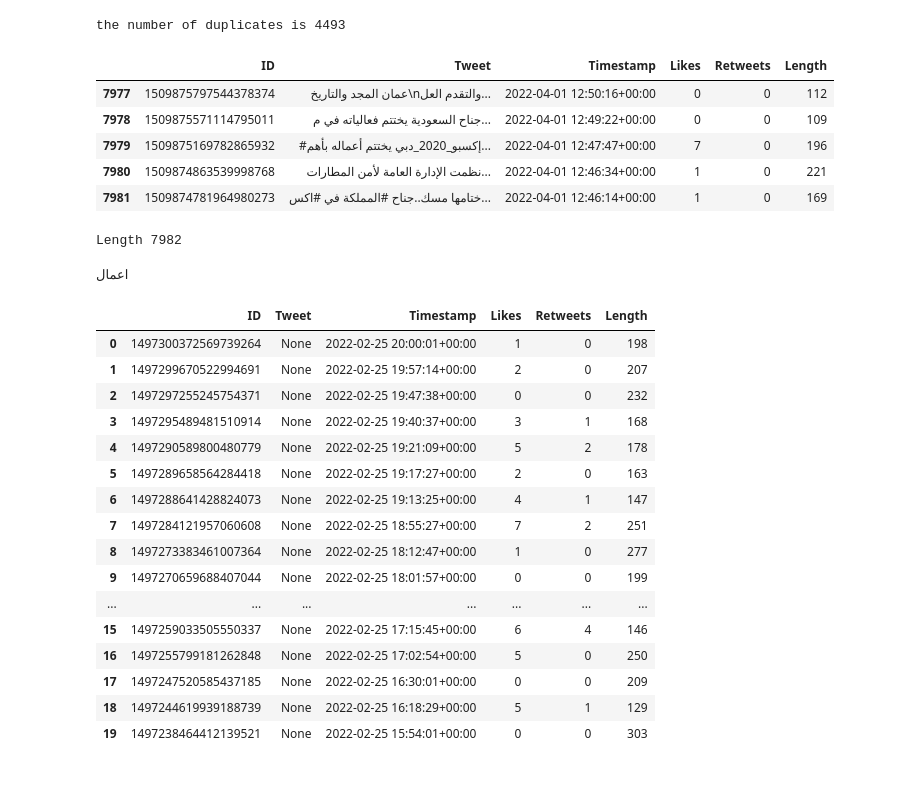
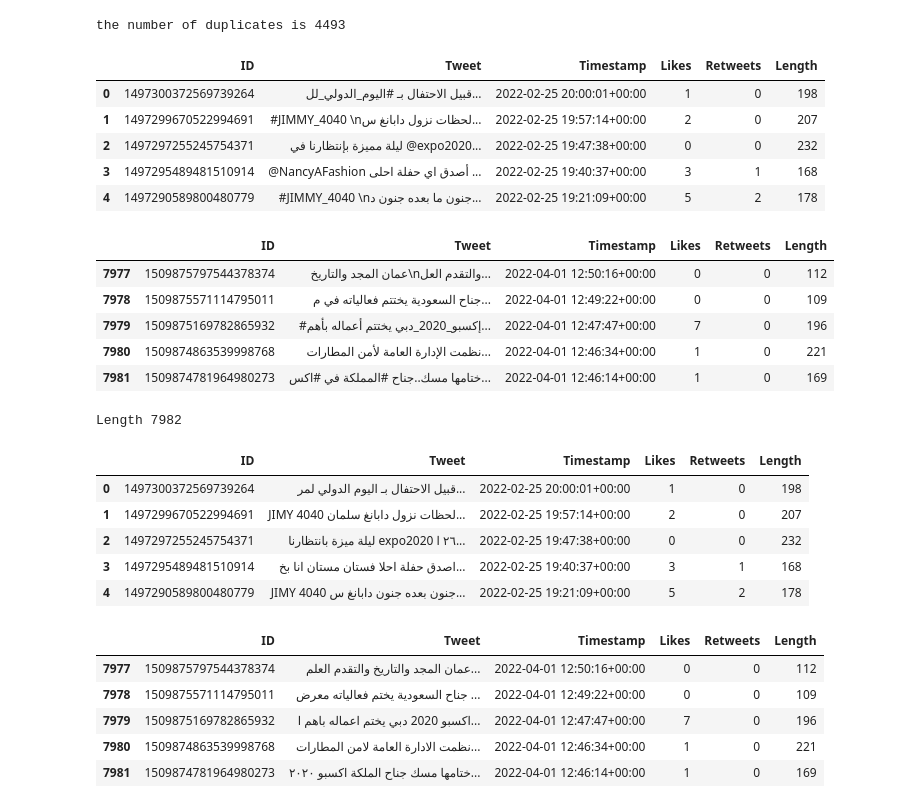
Before and after one commit to dalalbinhumaid/expo-2020-sentiment-analysis, a Jupyter notebook: tweets-cleaning.ipynb, the cells around one changed output. Drawn from its saved outputs; the diff is of its cells as text; code cells hidden in the pictures; blank space fills up the shorter version.

```diff
--- a/tweets-cleaning.ipynb
+++ b/tweets-cleaning.ipynb
@@ -60,25 +85,32 @@ the number of duplicates is 4493
 dirty_tweets = dirty_tweets.drop_duplicates(subset='Tweet', keep="first")
 dirty_tweets = dirty_tweets.reset_index(drop=True)
 dirty_tweets = dirty_tweets.drop(['index'], axis=1)
+display(dirty_tweets.head())
 display(dirty_tweets.tail())
 print("Length", dirty_tweets.shape[0])
 # %% [output]
 |  | ID | Tweet | Timestamp | Likes | Retweets | Length |
-| 7977 | 1509875797544378374 | عمان المجد والتاريخ\nوالتقدم العل... | 2022-04-01 12:50:16+00:00 | 0 | 0 | 112 |
-| 7978 | 1509875571114795011 | جناح السعودية يختتم فعالياته في م... | 2022-04-01 12:49:22+00:00 | 0 | 0 | 109 |
-| 7979 | 1509875169782865932 | #إكسبو_2020_دبي يختتم أعماله بأهم... | 2022-04-01 12:47:47+00:00 | 7 | 0 | 196 |
-| 7980 | 1509874863539998768 | نظمت الإدارة العامة لأمن المطارات... | 2022-04-01 12:46:34+00:00 | 1 | 0 | 221 |
-| 7981 | 1509874781964980273 | ختامها مسك..جناح #المملكة في #اكس... | 2022-04-01 12:46:14+00:00 | 1 | 0 | 169 |
+| 0 | 1497300372569739264 | قبيل الاحتفال بـ #اليوم_الدولي_لل... | 2022-02-25 20:00:01+00:00 | 1 | 0 | 198 |
+| 1 | 1497299670522994691 | #JIMMY_4040 \nلحظات نزول دابانغ س... | 2022-02-25 19:57:14+00:00 | 2 | 0 | 207 |
+| 2 | 1497297255245754371 | ليلة مميزة بإنتظارنا في @expo2020... | 2022-02-25 19:47:38+00:00 | 0 | 0 | 232 |
+| 3 | 1497295489481510914 | @NancyAFashion أصدق اي حفلة احلى ... | 2022-02-25 19:40:37+00:00 | 3 | 1 | 168 |
+| 4 | 1497290589800480779 | #JIMMY_4040 \nجنون ما بعده جنون د... | 2022-02-25 19:21:09+00:00 | 5 | 2 | 178 |
+|  | ID | Tweet | Timestamp | Likes | Retweets | Length |
+| 7977 | 1509875797544378374 | عمان المجد والتاريخ\nوالتقدم العل... | 2022-04-01 12:50:16+00:00 | 0 | 0 | 112 |
+| 7978 | 1509875571114795011 | جناح السعودية يختتم فعالياته في م... | 2022-04-01 12:49:22+00:00 | 0 | 0 | 109 |
+| 7979 | 1509875169782865932 | #إكسبو_2020_دبي يختتم أعماله بأهم... | 2022-04-01 12:47:47+00:00 | 7 | 0 | 196 |
+| 7980 | 1509874863539998768 | نظمت الإدارة العامة لأمن المطارات... | 2022-04-01 12:46:34+00:00 | 1 | 0 | 221 |
+| 7981 | 1509874781964980273 | ختامها مسك..جناح #المملكة في #اكس... | 2022-04-01 12:46:14+00:00 | 1 | 0 | 169 |
 Length 7982
 # %%
 # Issue 2 - Fix
 def remove_diacritics(tweet):
     tweet = araby.strip_diacritics(tweet)
     tweet = araby.strip_tashkeel(tweet)
-    tweet = araby.strip_tatweel(tweet)
     tweet = araby.normalize_alef(tweet)
     tweet = araby.normalize_hamza(tweet)
     tweet = araby.normalize_ligature(tweet)
+
+    # remove repeated characters
+    tweet = re.sub(r'(.)\1+', r'\1', tweet)
     return tweet
-# %% [output]
-اعمال
@@ -84,0 +127,14 @@ def remove_diacritics(tweet):
+# %%
+# Issue 5 - fix
+def remove_links_foreign_words(tweet):
+    # convert www.* or https?://* to " "
+    tweet = re.sub('((www\.[^\s]+)|(https?://[^\s]+))', ' ', tweet)
+
+    # remove english words
+    tweet = re.sub(r'\s*[A-Za-z]+\b', ' ', tweet).rstrip()
+
+    # remove new lines with white space
+    tweet = tweet.replace('\n', ' ')
+    tweet = tweet.replace('\t', ' ')
+
+    return tweet
@@ -86,26 +151,25 @@ def remove_diacritics(tweet):
 
 def clean_up(tweet):
     tweet = remove_diacritics(tweet)
+    tweet = remove_links_foreign_words(tweet)
+    tweet = remove_stop_words(tweet)
+    tweet = remove_emojis_unrelated_chars(tweet)
+    return tweet
-# %%
-dirty_tweets = dirty_tweets.apply(lambda x: remove_diacritics(x) if x.name == 'Tweet' else x, axis=0)
-# dirty_tweets['Tweet'] = dirty_tweets['Tweet'].apply(lambda x: clean_up(x))
+# %%
+dirty_tweets["Tweet"] = dirty_tweets["Tweet"].apply(lambda tweet: clean_up(tweet))
 # %%
-display(dirty_tweets.head(20))
+display(dirty_tweets.head())
+display(dirty_tweets.tail())
 # %% [output]
 |  | ID | Tweet | Timestamp | Likes | Retweets | Length |
-| 0 | 1497300372569739264 | None | 2022-02-25 20:00:01+00:00 | 1 | 0 | 198 |
-| 1 | 1497299670522994691 | None | 2022-02-25 19:57:14+00:00 | 2 | 0 | 207 |
-| 2 | 1497297255245754371 | None | 2022-02-25 19:47:38+00:00 | 0 | 0 | 232 |
-| 3 | 1497295489481510914 | None | 2022-02-25 19:40:37+00:00 | 3 | 1 | 168 |
-| 4 | 1497290589800480779 | None | 2022-02-25 19:21:09+00:00 | 5 | 2 | 178 |
-| 5 | 1497289658564284418 | None | 2022-02-25 19:17:27+00:00 | 2 | 0 | 163 |
-| 6 | 1497288641428824073 | None | 2022-02-25 19:13:25+00:00 | 4 | 1 | 147 |
-| 7 | 1497284121957060608 | None | 2022-02-25 18:55:27+00:00 | 7 | 2 | 251 |
-| 8 | 1497273383461007364 | None | 2022-02-25 18:12:47+00:00 | 1 | 0 | 277 |
-| 9 | 1497270659688407044 | None | 2022-02-25 18:01:57+00:00 | 0 | 0 | 199 |
-| ... | ... | ... | ... | ... | ... | ... |
-| 15 | 1497259033505550337 | None | 2022-02-25 17:15:45+00:00 | 6 | 4 | 146 |
-| 16 | 1497255799181262848 | None | 2022-02-25 17:02:54+00:00 | 5 | 0 | 250 |
-| 17 | 1497247520585437185 | None | 2022-02-25 16:30:01+00:00 | 0 | 0 | 209 |
-| 18 | 1497244619939188739 | None | 2022-02-25 16:18:29+00:00 | 5 | 1 | 129 |
-| 19 | 1497238464412139521 | None | 2022-02-25 15:54:01+00:00 | 0 | 0 | 303 |
+| 0 | 1497300372569739264 | قبيل الاحتفال بـ اليوم الدولي لمر... | 2022-02-25 20:00:01+00:00 | 1 | 0 | 198 |
+| 1 | 1497299670522994691 | JIMY 4040 لحظات نزول دابانغ سلمان... | 2022-02-25 19:57:14+00:00 | 2 | 0 | 207 |
+| 2 | 1497297255245754371 | ليلة ميزة بانتظارنا expo2020 ٢٦ ا... | 2022-02-25 19:47:38+00:00 | 0 | 0 | 232 |
+| 3 | 1497295489481510914 | اصدق حفلة احلا فستان مستان انا بخ... | 2022-02-25 19:40:37+00:00 | 3 | 1 | 168 |
+| 4 | 1497290589800480779 | JIMY 4040 جنون بعده جنون دابانغ س... | 2022-02-25 19:21:09+00:00 | 5 | 2 | 178 |
+|  | ID | Tweet | Timestamp | Likes | Retweets | Length |
+| 7977 | 1509875797544378374 | عمان المجد والتاريخ والتقدم العلم... | 2022-04-01 12:50:16+00:00 | 0 | 0 | 112 |
+| 7978 | 1509875571114795011 | جناح السعودية يختم فعالياته معرض ... | 2022-04-01 12:49:22+00:00 | 0 | 0 | 109 |
+| 7979 | 1509875169782865932 | اكسبو 2020 دبي يختم اعماله باهم ا... | 2022-04-01 12:47:47+00:00 | 7 | 0 | 196 |
+| 7980 | 1509874863539998768 | نظمت الادارة العامة لامن المطارات... | 2022-04-01 12:46:34+00:00 | 1 | 0 | 221 |
+| 7981 | 1509874781964980273 | ختامها مسك جناح الملكة اكسبو ٢٠٢٠... | 2022-04-01 12:46:14+00:00 | 1 | 0 | 169 |
```
Also changed, not shown: parts of 5 cells of this notebook.
